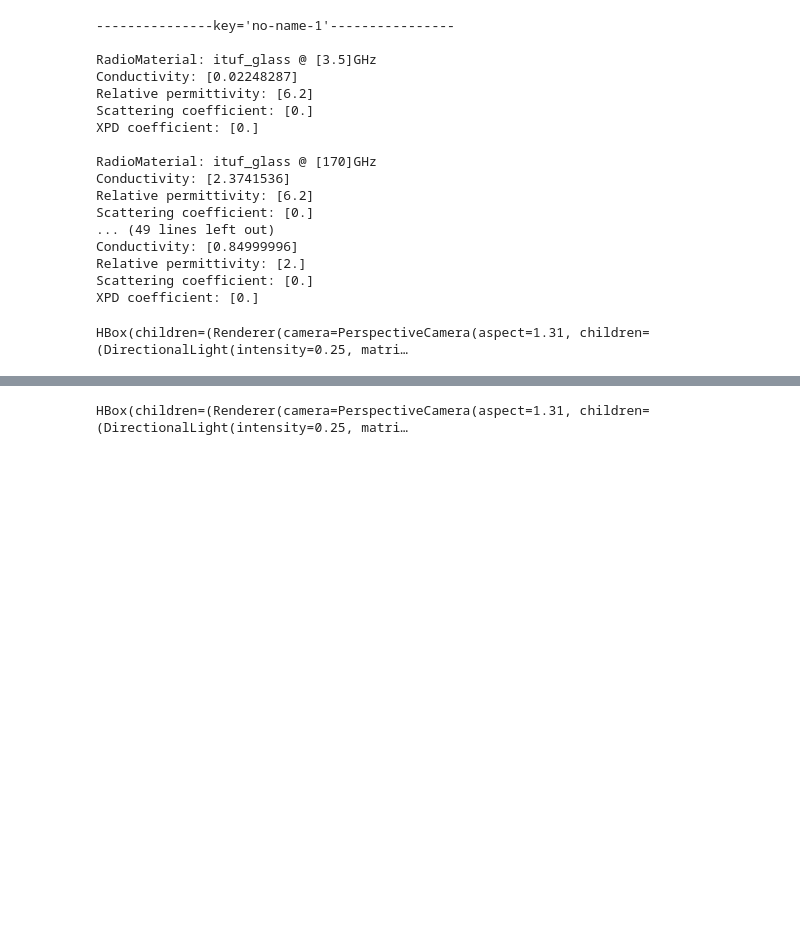
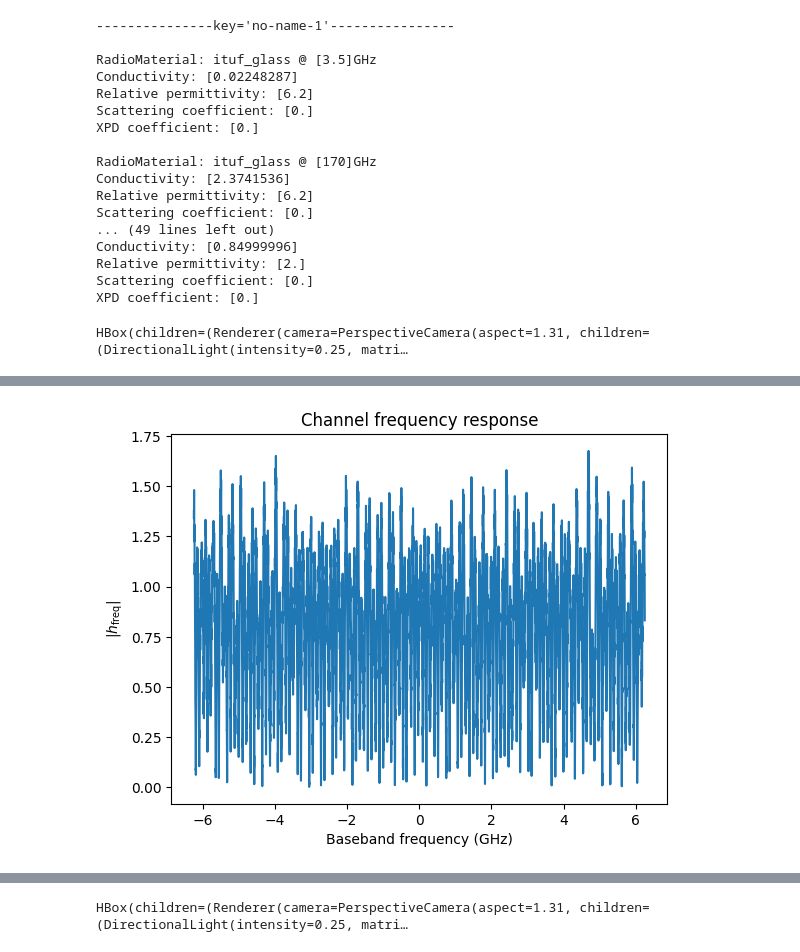
Before and after one commit to 6GTandem/6GTandem_RT_server, a Jupyter notebook: office_RT.ipynb, the cells around one changed output, grey strips where cells are left out. Cells and saved outputs as stored; diff of their text form; code cells hidden in the pictures; blank space fills up the shorter version.

```diff
--- a/office_RT.ipynb
+++ b/office_RT.ipynb
@@ -179,16 +195,17 @@ XPD coefficient: [0.]
 # # todo check which pattern
 
 # todo change because this is in y-z plane
-scene.tx_array = PlanarArray(num_rows=4,
-                            num_cols=4,
+N_antennas = 4 # Number of antennas in each direction (x and y)
+scene.tx_array = PlanarArray(num_rows=N_antennas,
+                            num_cols=N_antennas,
                             vertical_spacing=0.5,
                             horizontal_spacing=0.5,
                             pattern="iso",
                             polarization="cross")
 
 # Configure antenna array for all receivers
-scene.rx_array = PlanarArray(num_rows=4,
-                             num_cols=4,
+scene.rx_array = PlanarArray(num_rows=N_antennas,
+                             num_cols=N_antennas,
                              vertical_spacing=0.5,
                              horizontal_spacing=0.5,
                              pattern="iso",
@@ -196,7 +213,7 @@ scene.rx_array = PlanarArray(num_rows=4,
 
 # Create sub-THz stripes
 stripe_start_pos = [2, 2.5, 3.5]
-N_RUs = 2 #40 # todo adjust to size of the room (along y axis)
+N_RUs = 1 #40 # todo adjust to size of the room (along y axis)
 N_stripes = 1 #10 # todo adjust to size of the room (alang x axis)
 space_between_RUs = 0.5 # in meters
 space_between_stripses = 0.5 # in meters
@@ -225,6 +242,4 @@ rx = Receiver(name="rx",
 
 # Add receiver instance to scene
 scene.add(rx)
-
-tx.look_at([tx_pos[0], tx_pos[1], 0]) # Transmitter points downwards
 # %%
@@ -232,14 +247,23 @@ scene.preview();
 # %% [output]
 HBox(children=(Renderer(camera=PerspectiveCamera(aspect=1.31, children=(DirectionalLight(intensity=0.25, matri…
 # %%
-scene.frequency = 170e9 # Set frequency to 170 GHz
+scene.frequency = 157.75e9 # Set frequency to 170 GHz
 # implicityly updates radio material properties
 
 # Instantiate a path solver
 # The same path solver can be used with multiple scenes
 p_solver  = PathSolver()
 
+# OFDM system parameters
+BW = 12.5e9 # Bandwidth of the system
+num_subcarriers = 2**15 #=32768
+subcarrier_spacing= BW / num_subcarriers
+f_axis = scene.frequency - BW/2 + subcarrier_spacing * np.arange(num_subcarriers)  # array of frequencies
+print(f'subcarrier spacing = {subcarrier_spacing/1e6} MHz')
+print(f' own faxis = faxis = {f_axis/1e9} GHz')
+
 # Compute propagation paths
+t1 = time.time()
 paths = p_solver(scene=scene,
                  max_depth=5,
                  los=True,
@@ -248,4 +272,71 @@ paths = p_solver(scene=scene,
                  refraction=True,
                  synthetic_array=False,
                  seed=41)
+
+
+# Compute frequencies of subcarriers relative to the carrier frequency
+frequencies = subcarrier_frequencies(num_subcarriers, subcarrier_spacing)
+print(f' builtin faxis = faxis = {frequencies/1e9} GHz')
+
+
+# Compute channel frequency response
+h_freq = paths.cfr(frequencies=frequencies,
+                   normalize=True, # Normalize energy
+                   normalize_delays=True,
+                   out_type="numpy")
+
+t2 = time.time()
+print(f"Time to compute paths: {t2-t1:.2f} seconds")
+
+# Shape: [num_rx, num_rx_ant, num_tx, num_tx_ant, num_time_steps, num_subcarriers]
+print("Shape of h_freq: ", h_freq.shape)
+print(f' builtin faxis = faxis = {frequencies/1e9} GHz')
+
+# Plot absolute value
+habs = np.abs(h_freq)[0,0,0,0,0,:]
+plt.figure()
+plt.plot(np.squeeze(frequencies)/1e9, np.squeeze(habs));
+plt.xlabel("Baseband frequency (GHz)");
+plt.ylabel(r"|$h_\text{freq}$|");
+plt.title("Channel frequency response");
+
+plt.figure()
+plt.plot(np.squeeze(f_axis)/1e9, np.squeeze(habs));
+plt.xlabel("frequency (GHz)");
+plt.ylabel(r"|$h_\text{freq}$|");
+plt.title("Channel frequency response");
+plt.show()
+
+
+# sanity check to see if time representation is ok
+htime = np.fft.ifft(h_freq[0,0,0,0,0,:], axis=-1) # check if it works
+plt.stem(np.abs(htime))
+plt.xlim(0, 400) # Limit x-axis to first 100 taps
+
+plt.xlabel(r"Tap index $\ell$");
+plt.ylabel(r"|$h[\ell]|$");
+plt.title("Discrete channel taps");
+plt.show()
+
+
+taps = paths.taps(bandwidth=BW, # Bandwidth to which the channel is low-pass filtered 100MHé
+                  l_min=0,        # Smallest time lag
+                  l_max=num_subcarriers-1,       # Largest time lag
+                  sampling_frequency=None, # Sampling at Nyquist rate, i.e., 1/bandwidth
+                  normalize=True,  # Normalize energy
+                  normalize_delays=True,
+                  out_type="numpy")
+print("Shape of taps: ", taps.shape)
+
+plt.figure()
+plt.stem(np.abs(taps)[0,0,0,0,0]);
+plt.xlim(0, 400) # Limit x-axis to first 100 taps
+plt.xlabel(r"Tap index $\ell$");
+plt.ylabel(r"|$h[\ell]|$");
+plt.title("Discrete channel taps");
+
+print(f'diff = taps - htime = {np.abs(taps[0, 0, 0, 0, 0] - htime)}')
+
+print(f'taps = {taps[0, 0, 0, 0, 0]}')
+print(f'htime = {htime}')
 # %% [output]
@@ -252,0 +349 @@ jit_flush_malloc_cache(): Dr.Jit exhausted the available memory and had to flush
+[figure, added]
```
Also changed, not shown: parts of 9 cells of this notebook, 3 other files.
